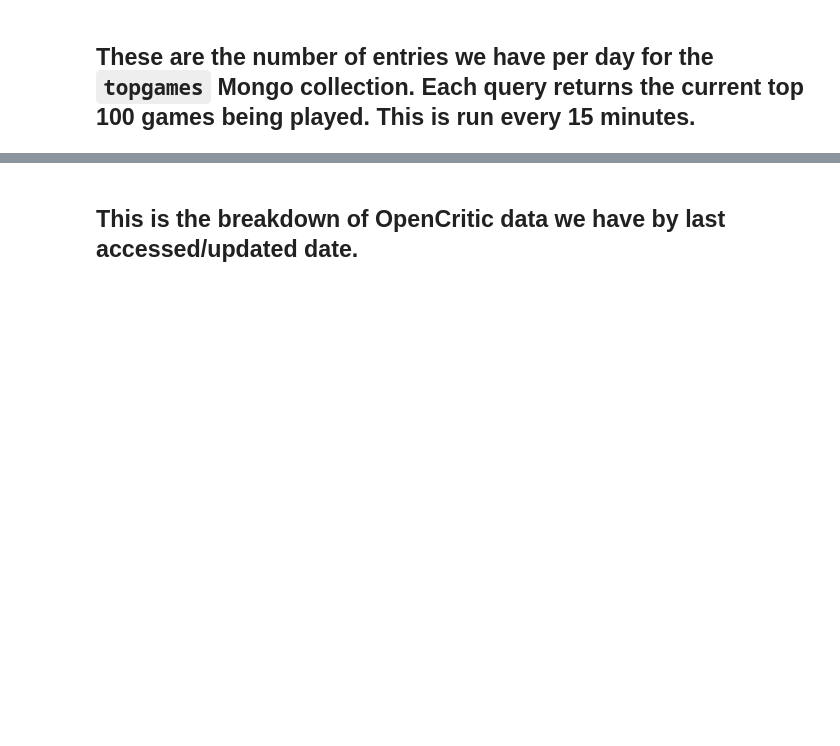
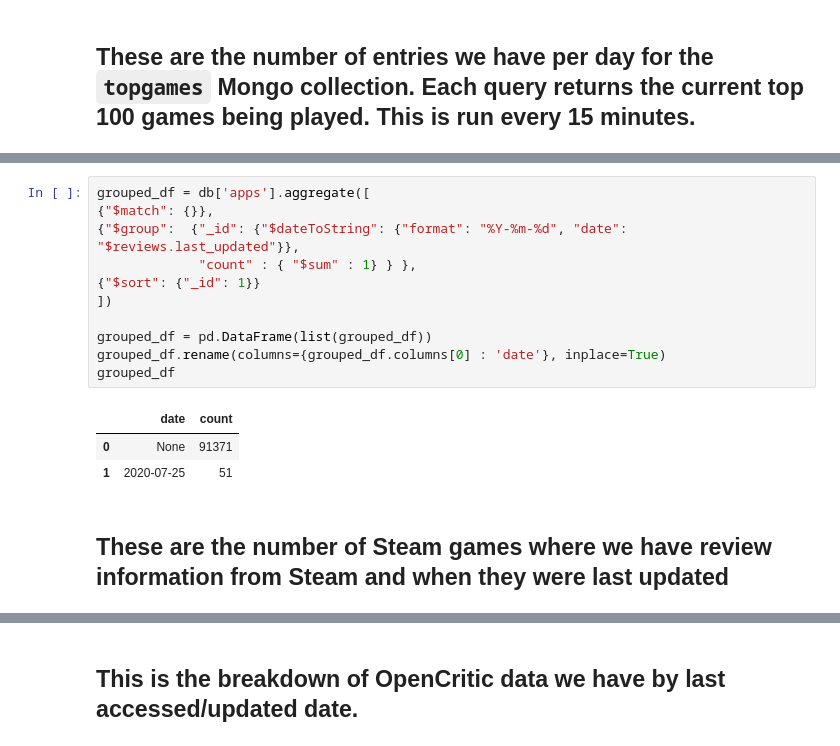
Before and after one commit to carlsonp/steam-analysis, a Jupyter notebook: notebooks/Storage_and_Status.ipynb, the cells around one changed output, grey strips where cells are left out. Saved outputs shown, nothing was run; the diff lists cells and outputs as text; blank space fills up the shorter version.

Commit message:
update notebook with steam reviews graph

```diff
--- a/notebooks/Storage_and_Status.ipynb
+++ b/notebooks/Storage_and_Status.ipynb
@@ -246,3 +266,20 @@ fig = Figure(data=data, layout=layout)
 iplot(fig)
 # %% [output]
 [interactive output not drawn]
+# %%
+grouped_df = db['apps'].aggregate([
+{"$match": {}},
+{"$group":  {"_id": {"$dateToString": {"format": "%Y-%m-%d", "date": "$reviews.last_updated"}},
+             "count" : { "$sum" : 1} } },
+{"$sort": {"_id": 1}}
+])
+
+grouped_df = pd.DataFrame(list(grouped_df))
+grouped_df.rename(columns={grouped_df.columns[0] : 'date'}, inplace=True)
+grouped_df
+# %% [output]
+|  | date | count |
+| 0 | None | 91371 |
+| 1 | 2020-07-25 | 51 |
+# %% [markdown]
+## These are the number of Steam games where we have review information from Steam and when they were last updated
```
Also changed, not shown: parts of 9 cells of this notebook.
